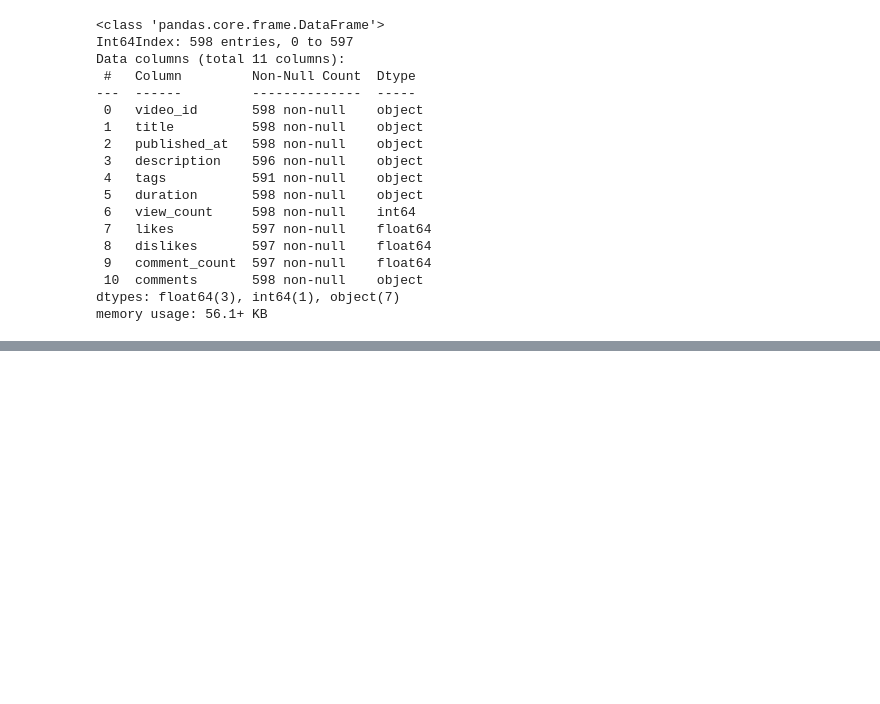
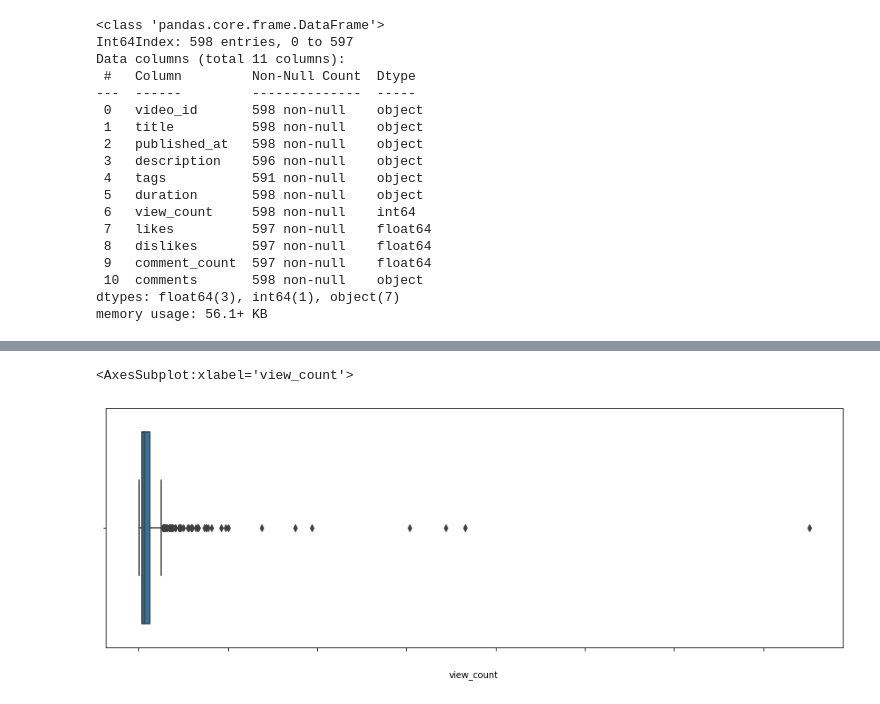
Before and after one commit to DominKim/Data_literacy, a Jupyter notebook: 2.프로젝트/1.경돼/3.스크립트/1.김도민/2_EDA.ipynb, the cells around one changed output, grey strips where cells are left out. Cells and saved outputs as stored; diff of their text form; code cells hidden in the pictures; blank space fills up the shorter version.

```diff
--- a/2.프로젝트/1.경돼/3.스크립트/1.김도민/2_EDA.ipynb
+++ b/2.프로젝트/1.경돼/3.스크립트/1.김도민/2_EDA.ipynb
@@ -125,0 +144,9 @@ pd.read_csv("")
+# %%
+# 조회수 boxplot
+plt.figure(figsize = (15, 5))
+plt.xticks(color = "white", fontsize = 15)
+plt.yticks(color = "white", fontsize = 15)
+sns.boxplot(pre_df["view_count"])
+# %% [output]
+<AxesSubplot:xlabel='view_count'>
+[figure, added]
```
Also changed, not shown: parts of 12 cells of this notebook.
